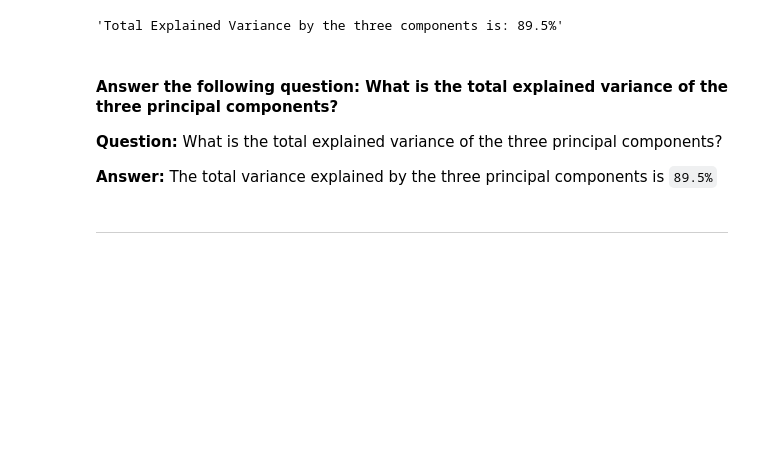
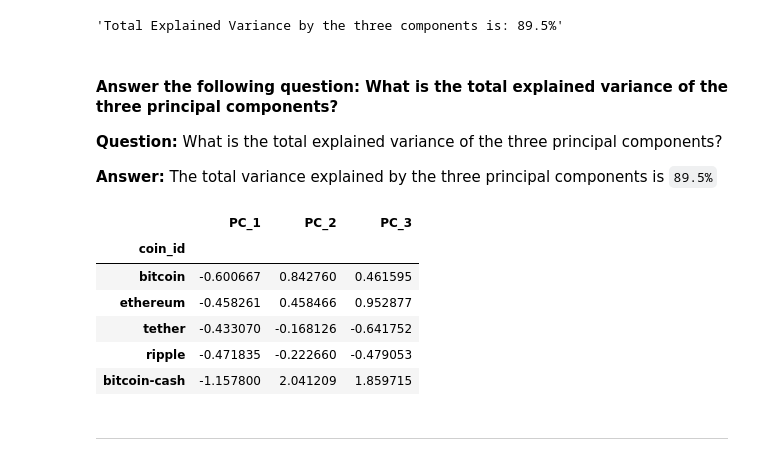
Before and after one commit to boz-tcm/unsupervised-learning-challenge, a Jupyter notebook: crypto_investments.ipynb, the cells around one changed output. Cells and saved outputs as stored; diff of their text form; code cells hidden in the pictures; blank space fills up the shorter version.

```diff
--- a/crypto_investments.ipynb
+++ b/crypto_investments.ipynb
@@ -372,3 +378,25 @@ display(f"Total Explained Variance by the three components is: {sum(pca_model_cr
+# %%
+# Create a new DataFrame with the PCA data.
+pca_model_crypto_df = pd.DataFrame(pca_model_crypto_scaled_fit, columns=['PC_1', 'PC_2', 'PC_3'])
+#display(pca_model_crypto_df.head())
+
+# Copy the crypto names from the original data
+pca_model_crypto_df['coin_id'] = df_market_data.index
+
+# Set the coin_id column as index
+pca_model_crypto_df = pca_model_crypto_df.set_index(['coin_id'])
+
+# Display sample data
+# PCA dataset was derived from scaled data series and therefore does not itself need to be rescaled
+display(pca_model_crypto_df.head())
+# %% [output]
+|  | PC_1 | PC_2 | PC_3 |
+| coin_id |  |  |  |
+| bitcoin | -0.600667 | 0.842760 | 0.461595 |
+| ethereum | -0.458261 | 0.458466 | 0.952877 |
+| tether | -0.433070 | -0.168126 | -0.641752 |
+| ripple | -0.471835 | -0.222660 | -0.479053 |
+| bitcoin-cash | -1.157800 | 2.041209 | 1.859715 |
 # %% [markdown]
 ---
 # %% [markdown]
```
Also changed, not shown: parts of 12 cells of this notebook.
